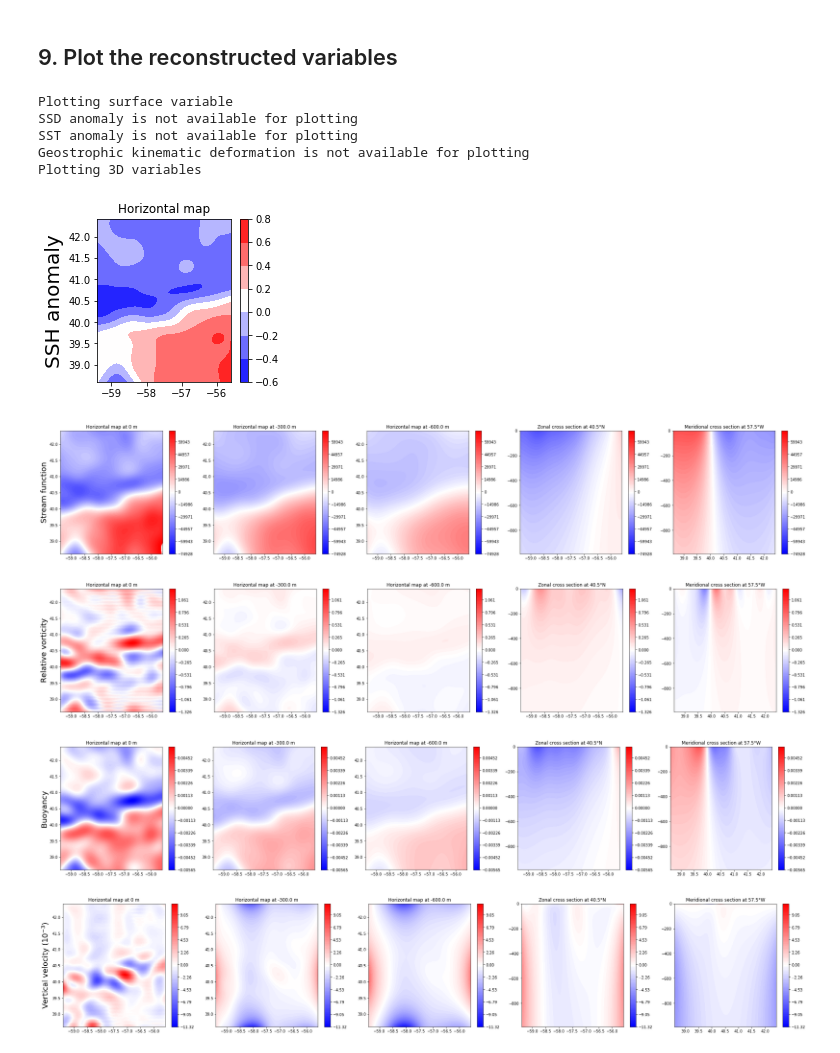
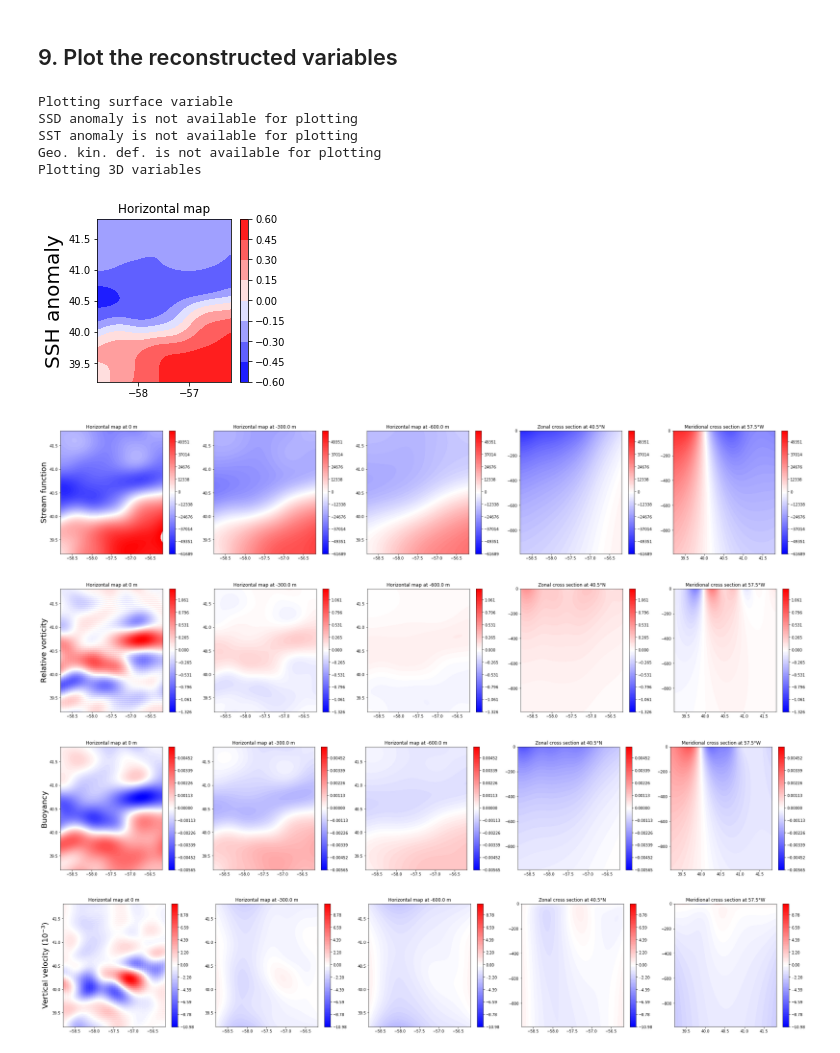
Before and after one commit to SammyMetref/pydssa, a Jupyter notebook: examples/Example4_3Dreconstruction_esqg-SSHmapping_OI_from_SWOT_Gulfstream.ipynb, the cells around one changed output. Drawn from its saved outputs; the diff is of its cells as text; code cells hidden in the pictures.

```diff
--- a/examples/Example4_3Dreconstruction_esqg-SSHmapping_OI_from_SWOT_Gulfstream.ipynb
+++ b/examples/Example4_3Dreconstruction_esqg-SSHmapping_OI_from_SWOT_Gulfstream.ipynb
@@ -123,15 +123,15 @@ my_esqg_reconstruction.run_esqg()
 # %% [markdown]
 ## 9. Plot the reconstructed variables
 # %%
-my_esqg_reconstruction.plot_reconstruction_outputs(crop1 = 30, crop2 = -30, crop3 = 30, crop4 = -30)
+my_esqg_reconstruction.plot_reconstruction_outputs(crop1 = 60, crop2 = -60, crop3 = 60, crop4 = -60)
 # %% [output]
 Plotting surface variable
 SSD anomaly is not available for plotting
 SST anomaly is not available for plotting
-Geostrophic kinematic deformation is not available for plotting
+Geo. kin. def. is not available for plotting
 Plotting 3D variables
-[figure, old version]
+[figure, new version]
-[figure, old version]
+[figure, new version]
-[figure, old version]
+[figure, new version]
-[figure, old version]
+[figure, new version]
-[figure, old version]
+[figure, new version]
```
Also changed, not shown: 3 other files.
